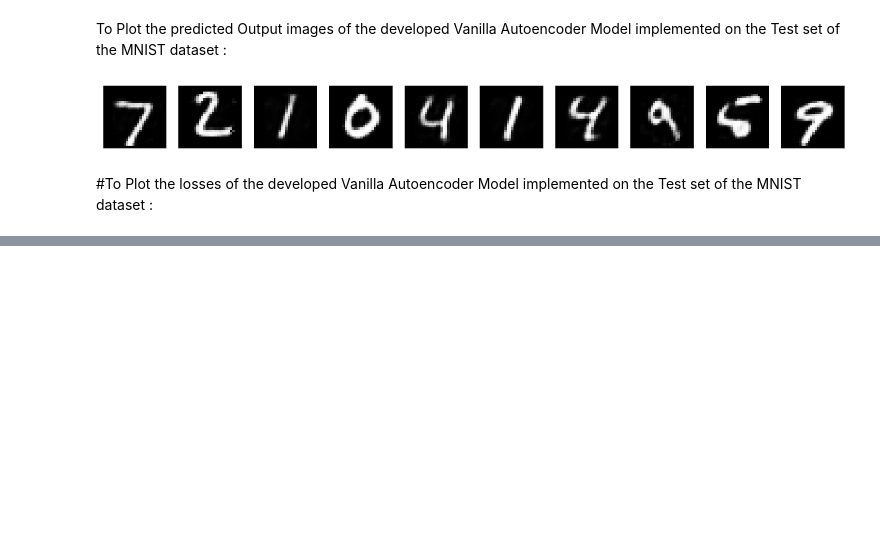
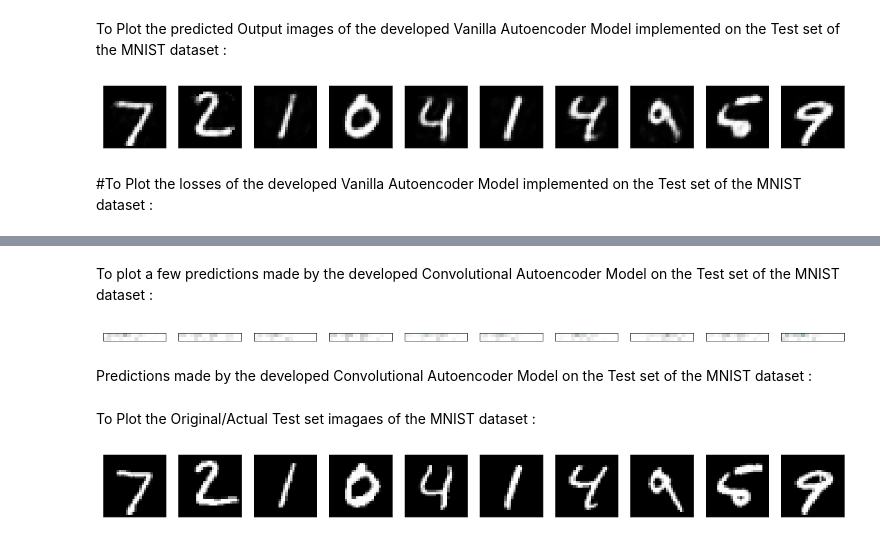
Before and after one commit to Niharika-20-MAI-01/Winter-2021-Deep-Learning-LabCSE6037-Niharika-20MAI01, a Jupyter notebook: 20MAI0001__DL_Lab(CSE6037)_Implementation_of_different_types_of_AUTOENCODERS_with_the_MNIST_dataset_Activity_1_Asgn_6.ipynb, the cells around one changed output, grey strips where cells are left out. Cells and saved outputs as stored; diff of their text form; code cells hidden in the pictures; blank space fills up the shorter version.

```diff
--- a/20MAI0001__DL_Lab(CSE6037)_Implementation_of_different_types_of_AUTOENCODERS_with_the_MNIST_dataset_Activity_1_Asgn_6.ipynb
+++ b/20MAI0001__DL_Lab(CSE6037)_Implementation_of_different_types_of_AUTOENCODERS_with_the_MNIST_dataset_Activity_1_Asgn_6.ipynb
@@ -188,0 +259,18 @@ dict_keys(['loss', 'val_loss'])
+# %%
+#1st Convolutional Layer
+conv2_1 = Conv2D(8, (3, 3), activation='relu', padding='same')(h)
+up1 = UpSampling2D((2, 2))(conv2_1)
+
+#2nd Convolutional Layer
+conv2_2 = Conv2D(8, (3, 3), activation='relu', padding='same')(up1)
+up2 = UpSampling2D((2, 2))(conv2_2)
+
+#3rd Convolutional Layer
+conv2_3 = Conv2D(16, (3, 3), activation='relu')(up2)
+up3 = UpSampling2D((2, 2))(conv2_3)
+
+#Output Layer
+r = Conv2D(1, (3, 3), activation='sigmoid', padding='same')(up3)
+# %%
+#Constructing the Convolutional Autoencoder model being developed :
+cnv_autoencoder = Model(inputs=x, outputs=r)
@@ -188,0 +302,2 @@ dict_keys(['loss', 'val_loss'])
+# %%
+cnv_autoencoder.compile(optimizer='adam', loss='binary_crossentropy')
@@ -188,0 +309,5 @@ dict_keys(['loss', 'val_loss'])
+# %%
+epochs = 3
+batch_size = 128
+
+history = cnv_autoencoder.fit(X_train, X_train, batch_size=batch_size, epochs=epochs, verbose=1, validation_data=(X_test, X_test))
@@ -188,0 +321,20 @@ dict_keys(['loss', 'val_loss'])
+# %% [markdown]
+To plot a few predictions made by the developed Convolutional Autoencoder Model on the Test set of the MNIST dataset :
+# %%
+#conv_encoder = Model(x, h)
+#encoded_imgs2 = conv_encoder.predict(X_test)
+decoded_imgs2 = cnv_autoencoder.predict(X_test)
+
+n = 10
+plt.figure(figsize=(20, 8))
+for i in range(n):
+    ax = plt.subplot(1, n, i+1)
+    plt.imshow(encoded_imgs2[i].reshape(4, 16, -1).T)
+    plt.gray()
+    ax.get_xaxis().set_visible(False)
+    ax.get_yaxis().set_visible(False)
+plt.show()
+# %% [output]
+[figure, added]
+# %% [markdown]
+Predictions made by the developed Convolutional Autoencoder Model on the Test set of the MNIST dataset :
@@ -188,0 +343,17 @@ dict_keys(['loss', 'val_loss'])
+# %% [markdown]
+To Plot the Original/Actual Test set imagaes of the MNIST dataset :
+# %%
+n = 10
+plt.figure(figsize=(20, 6))
+
+for i in range(n):
+    # display original
+    ax = plt.subplot(3, n, i+1)
+    plt.imshow(X_test[i].reshape(28, 28))
+    plt.gray()
+    ax.get_xaxis().set_visible(False)
+    ax.get_yaxis().set_visible(False)
+
+plt.show()
+# %% [output]
+[figure, added]
```
Also changed, not shown: parts of 42 cells of this notebook.
